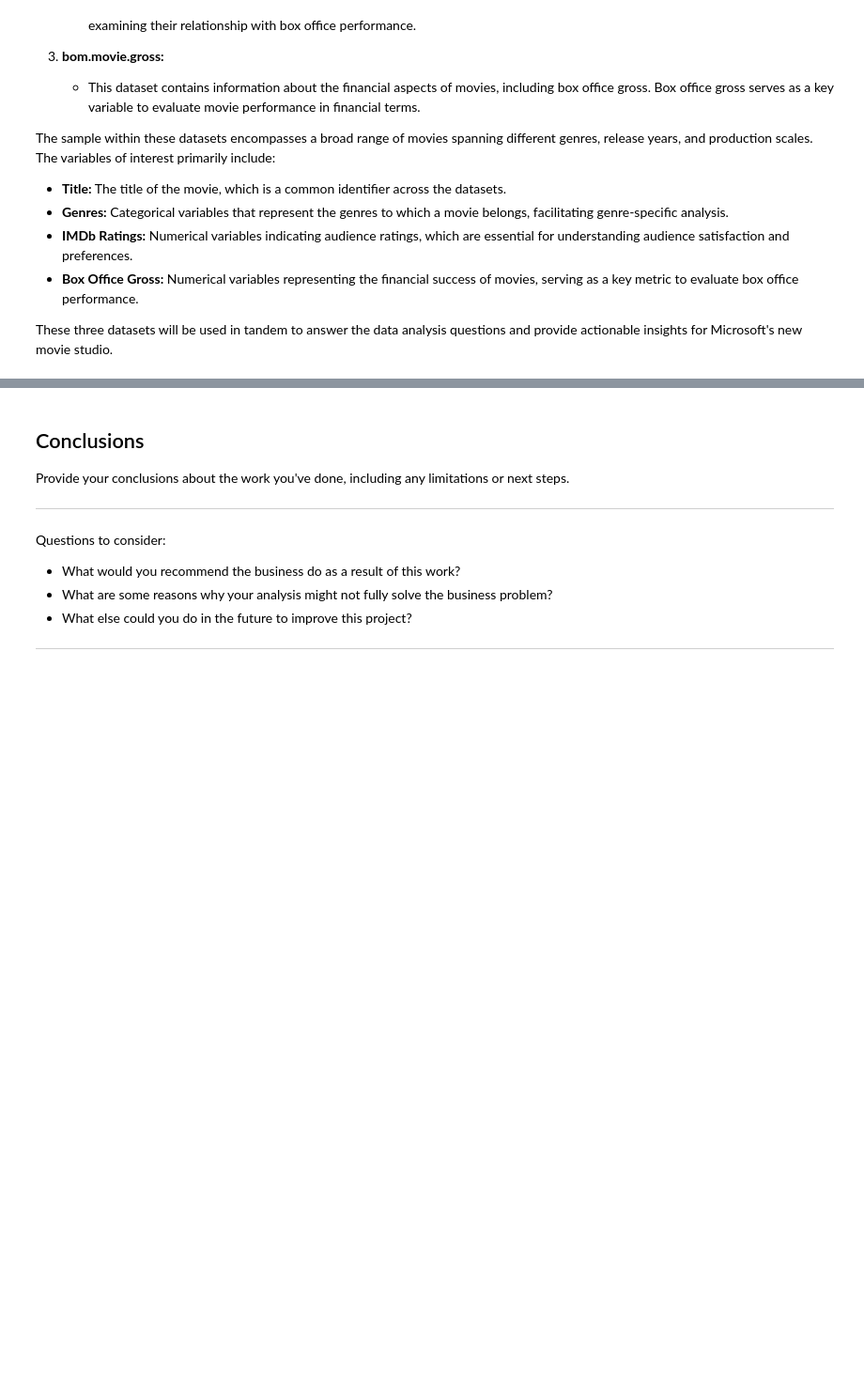
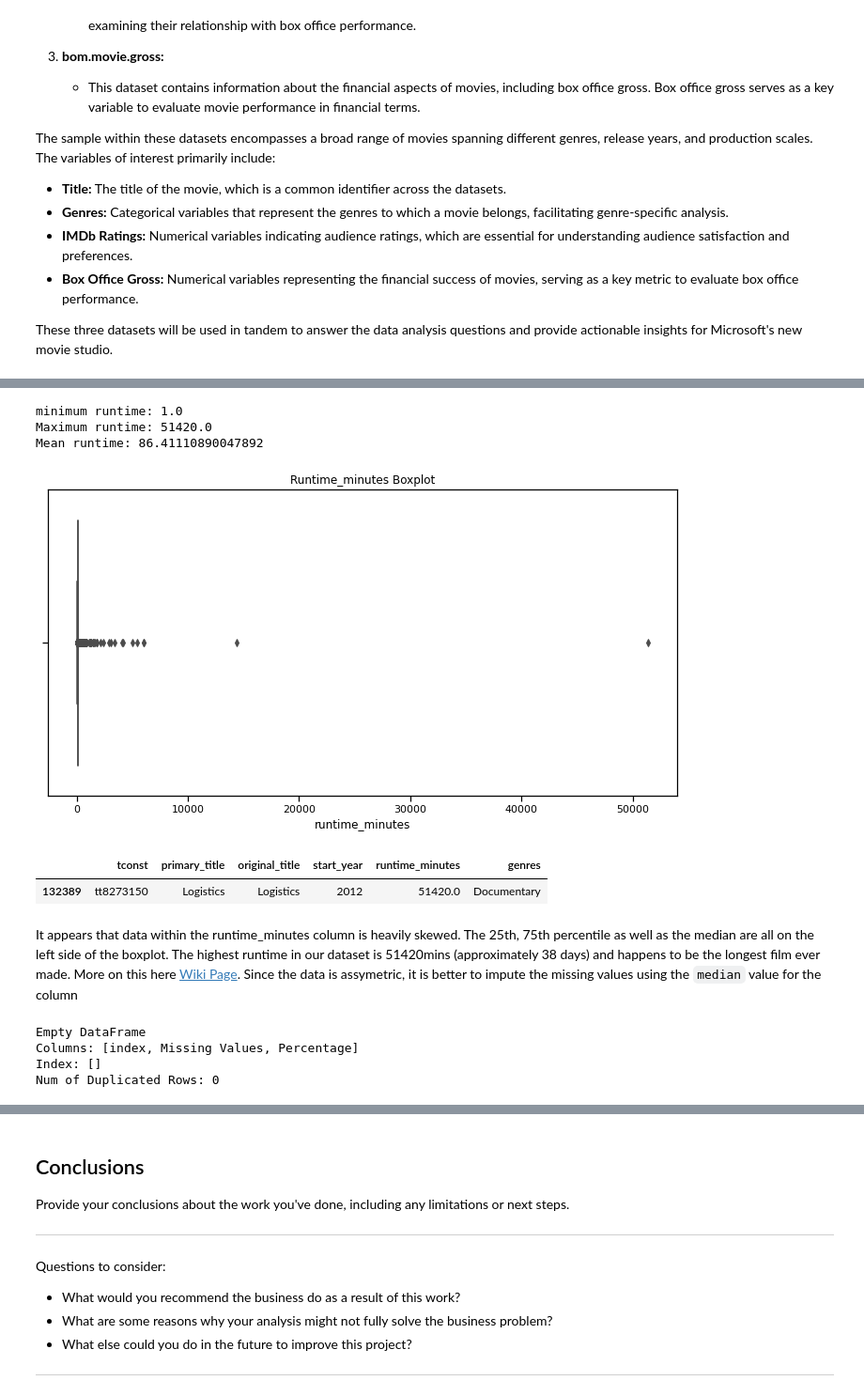
Before and after one commit to WanjaoColins/Movie-Analysis-Microsoft-Studio, a Jupyter notebook: Movie-Success-Strategies-Microsoft.ipynb, the cells around one changed output, grey strips where cells are left out. Shown at 94% size. Saved outputs shown, nothing was run; the diff lists cells and outputs as text; code cells hidden in the pictures; blank space fills up the shorter version.

Commit message:
"Additional Data Files Imported"

```diff
--- a/Movie-Success-Strategies-Microsoft.ipynb
+++ b/Movie-Success-Strategies-Microsoft.ipynb
@@ -88,0 +68,5 @@ Questions to consider:
+# %%
+# importing the selected CSV files
+title_basics_df = pd.read_csv('zippedData/imdb.title.basics.csv.gz')
+title_ratings_df = pd.read_csv('zippedData/imdb.title.ratings.csv.gz')
+bom_movie_gross_df = pd.read_csv('zippedData/bom.movie_gross.csv.gz')
@@ -88,0 +237,6 @@ Questions to consider:
+# %%
+# Missing values in the genres and original_title columns are few. We can safely drop them from our table
+
+#filtering our df to only contain non null/ empty strings
+missing_genres = title_basics_df.genres.isna()
+title_basics_df = title_basics_df[~missing_genres]
@@ -88,0 +250,7 @@ Questions to consider:
+# %%
+# Doing the same for the original_title column with only 2 missing values
+missing_title = title_basics_df.original_title.isna()
+title_basics_df = title_basics_df[~missing_title]
+
+#confirming the operation was successful
+missing_values(title_basics_df)
@@ -88,0 +271,34 @@ Questions to consider:
+# %%
+# Visualizing distribution of runtime minutes in our DataFrame
+runtimes = title_basics_df.runtime_minutes
+
+# getting the minimum and maximum values in our runtime_minutes col
+
+min_runtime = runtimes.min()
+max_runtime = runtimes.max()
+mean_runtime = runtimes.mean()
+print(f"minimum runtime: {min_runtime}")
+print(f"Maximum runtime: {max_runtime}")
+print(f"Mean runtime: {mean_runtime}")
+
+# selecting the column for the boxplot
+col_data = title_basics_df.runtime_minutes
+
+# Creating boxplot using Seaborn Library
+plt.figure(figsize=(12,6))
+sns.set_context('notebook')
+sns.boxplot(x= col_data, color= "blue")
+plt.title('Runtime_minutes Boxplot');
+# %% [output]
+minimum runtime: 1.0
+Maximum runtime: 51420.0
+Mean runtime: 86.41110890047892
+[figure, added]
+# %%
+# checking to see which movie has the highest runtime just for fun
+title_basics_df.loc[title_basics_df.runtime_minutes == max_runtime]
+# %% [output]
+|  | tconst | primary_title | original_title | start_year | runtime_minutes | genres |
+| 132389 | tt8273150 | Logistics | Logistics | 2012 | 51420.0 | Documentary |
+# %% [markdown]
+It appears that data within the runtime_minutes column is heavily skewed. The 25th, 75th percentile as well as the median are all on the left side of the boxplot. The highest runtime in our dataset is 51420mins (approximately 38 days) and happens to be the longest film ever made. More on this here [Wiki Page](https://en.wikipedia.org/wiki/Logistics_(film)). Since the data is assymetric, it is better to impute the missing values using the `median` value for the column
@@ -88,0 +308,10 @@ Questions to consider:
+# %%
+# Checing our DataFrame for any residual columns with missing values & watching out for duplicates
+print(missing_values(title_basics_df))
+duplicate_rows = title_basics_df.duplicated().sum()
+print(f"Num of Duplicated Rows: {duplicate_rows}")
+# %% [output]
+Empty DataFrame
+Columns: [index, Missing Values, Percentage]
+Index: []
+Num of Duplicated Rows: 0
```
Also changed, not shown: parts of 72 cells of this notebook, 2 other files.
